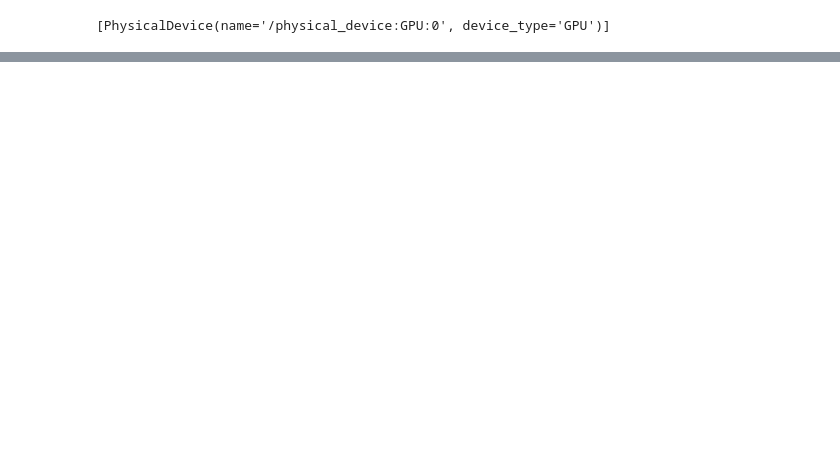
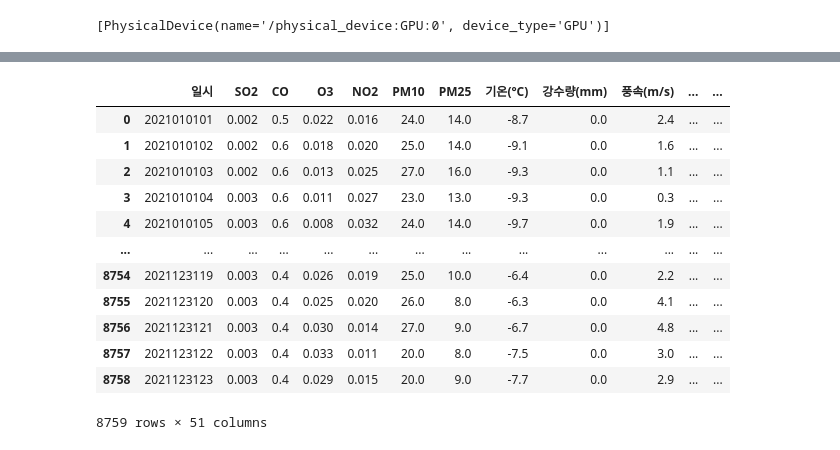
Before and after one commit to cyeongy/kt-aivle, a Jupyter notebook: 미니프로젝트2/미세먼지 실습파일/4. 실습.ipynb, the cells around one changed output, grey strips where cells are left out. Saved outputs shown, nothing was run; the diff lists cells and outputs as text; code cells hidden in the pictures; blank space fills up the shorter version.

Commit message:
Add: mini project #02-2

```diff
--- a/미니프로젝트2/미세먼지 실습파일/4. 실습.ipynb
+++ b/미니프로젝트2/미세먼지 실습파일/4. 실습.ipynb
@@ -32,0 +23,17 @@ dtype: int64
+# %%
+air = pd.read_csv('air_2021.csv', index_col=0)
+weather = pd.read_csv('weather_2021.csv', encoding='cp949')
+
+trans_datetime(air)
+
+fill_weather(weather)
+
+temp = pd.DataFrame(
+    data=[['서울 종로구', '도시대기', '111123', '종로구', 2021010100, .003, .5, .024, .015, 26, 14, '서울 종로구 종로35가길 19']],
+    columns=['지역', '망', '측정소코드', '측정소명', '일시', 'SO2', 'CO', 'O3', 'NO2', 'PM10', 'PM25', '주소'])
+
+trans_datetime(temp)
+air = pd.concat([temp, air]).sort_values(by='일시').reset_index(drop=True)
+
+# ['지역', '망', '측정소코드', '측정소명', '주소'] 제거
+preprocess_mini02.__drop_columns(air, 'air')
@@ -32,0 +56,2 @@ dtype: int64
+# %%
+df = pd.merge(air, weather, how='inner', left_on='일시', right_on='일시')
@@ -32,0 +104,4 @@ dtype: int64
+# %%
+from datetime import datetime
+
+df['일시'] = df['일시'].apply(lambda x: datetime.strftime(x, format="%Y%m%d%H"))
@@ -32,0 +240,16 @@ dtype: int64
+# %%
+df
+# %% [output]
+|  | 일시 | SO2 | CO | O3 | NO2 | PM10 | PM25 | 기온(°C) | 강수량(mm) | 풍속(m/s) | ... | ... |
+| 0 | 2021010101 | 0.002 | 0.5 | 0.022 | 0.016 | 24.0 | 14.0 | -8.7 | 0.0 | 2.4 | ... | ... |
+| 1 | 2021010102 | 0.002 | 0.6 | 0.018 | 0.020 | 25.0 | 14.0 | -9.1 | 0.0 | 1.6 | ... | ... |
+| 2 | 2021010103 | 0.002 | 0.6 | 0.013 | 0.025 | 27.0 | 16.0 | -9.3 | 0.0 | 1.1 | ... | ... |
+| 3 | 2021010104 | 0.003 | 0.6 | 0.011 | 0.027 | 23.0 | 13.0 | -9.3 | 0.0 | 0.3 | ... | ... |
+| 4 | 2021010105 | 0.003 | 0.6 | 0.008 | 0.032 | 24.0 | 14.0 | -9.7 | 0.0 | 1.9 | ... | ... |
+| ... | ... | ... | ... | ... | ... | ... | ... | ... | ... | ... | ... | ... |
+| 8754 | 2021123119 | 0.003 | 0.4 | 0.026 | 0.019 | 25.0 | 10.0 | -6.4 | 0.0 | 2.2 | ... | ... |
+| 8755 | 2021123120 | 0.003 | 0.4 | 0.025 | 0.020 | 26.0 | 8.0 | -6.3 | 0.0 | 4.1 | ... | ... |
+| 8756 | 2021123121 | 0.003 | 0.4 | 0.030 | 0.014 | 27.0 | 9.0 | -6.7 | 0.0 | 4.8 | ... | ... |
+| 8757 | 2021123122 | 0.003 | 0.4 | 0.033 | 0.011 | 20.0 | 8.0 | -7.5 | 0.0 | 3.0 | ... | ... |
+| 8758 | 2021123123 | 0.003 | 0.4 | 0.029 | 0.015 | 20.0 | 9.0 | -7.7 | 0.0 | 2.9 | ... | ... |
+8759 rows × 51 columns
```
Also changed, not shown: parts of 24 cells of this notebook, 8 other files.
